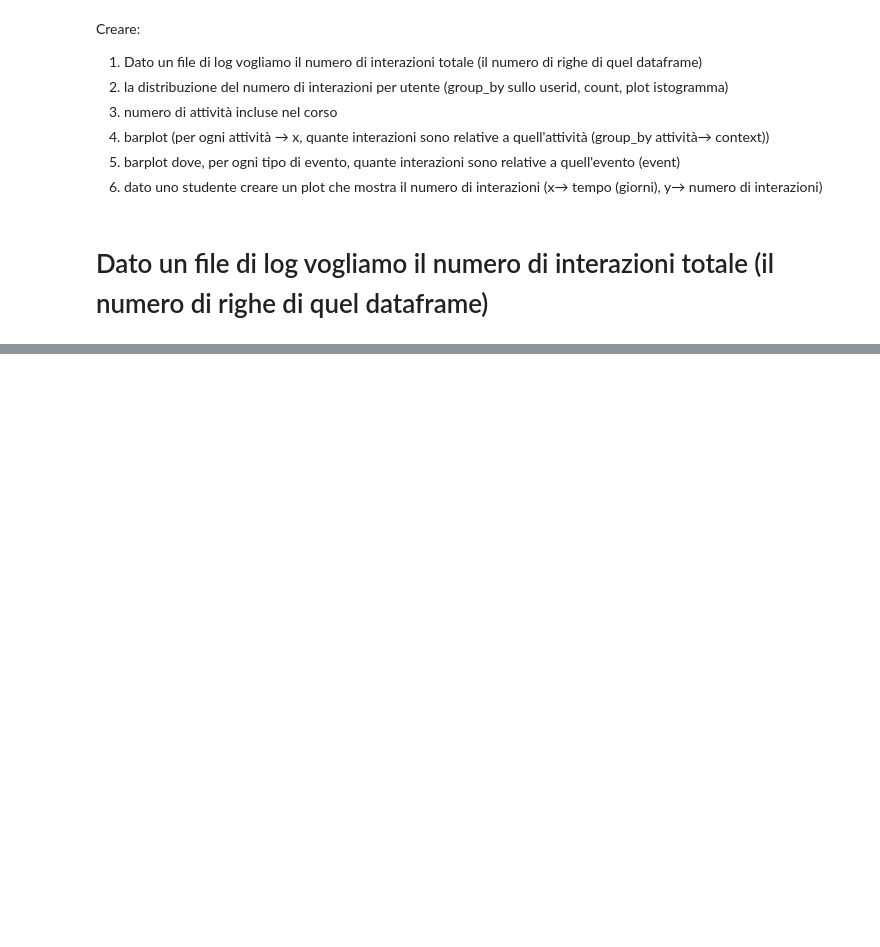
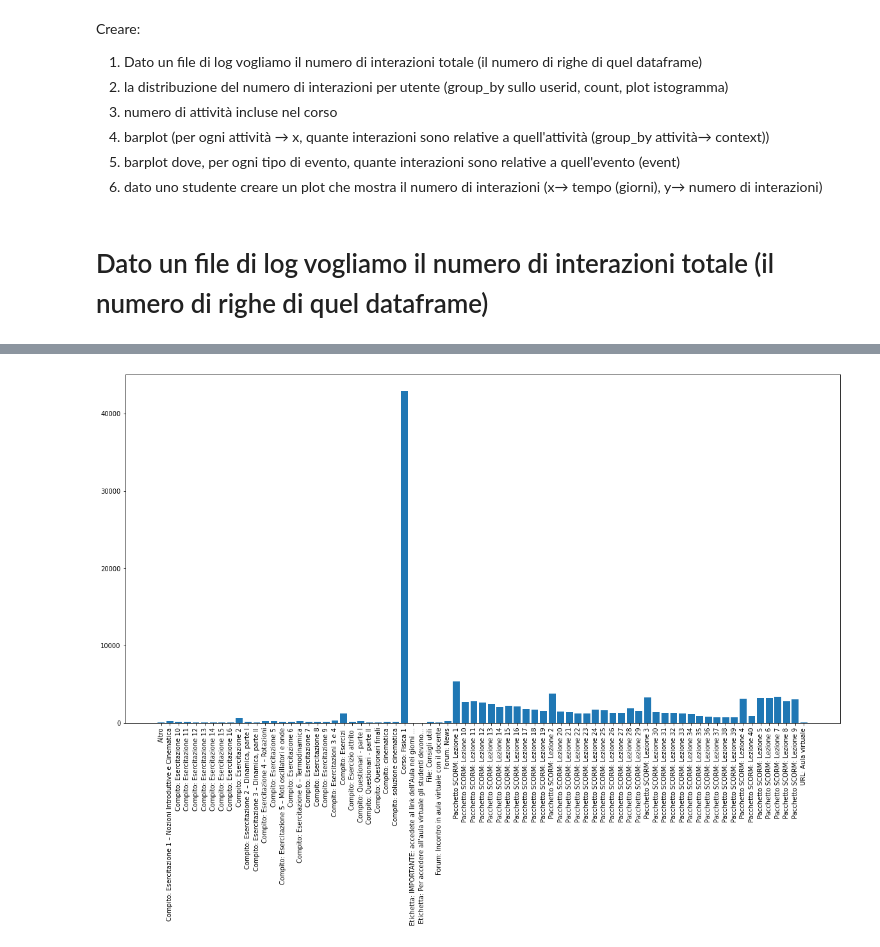
Before and after one commit to RobertaGalici/EducationMoodle, a Jupyter notebook: CourseData.ipynb, the cells around one changed output, grey strips where cells are left out. Saved outputs shown, nothing was run; the diff lists cells and outputs as text; code cells hidden in the pictures; blank space fills up the shorter version.

```diff
--- a/CourseData.ipynb
+++ b/CourseData.ipynb
@@ -61,0 +113,18 @@ plt.show()
+# %%
+# Choose the position of each barplots on the x-axis (space=1,4,3,1)
+x_pos = df.groupby(by=["context"]).size().index # index: passi ciò che c'è a sinistra: compito, pacchetto ecc
+height = df.groupby(by=["context"]).size().values
+
+# dimensioni figura
+plt.figure(figsize=(20,10))
+
+# Create bars
+plt.bar(x_pos, height)
+
+# Create names on the x-axis
+plt.xticks(rotation=90)
+
+# Show graphic
+plt.show()
+# %% [output]
+[figure, added]
```
Also changed, not shown: parts of 24 cells of this notebook, 1 other file.
